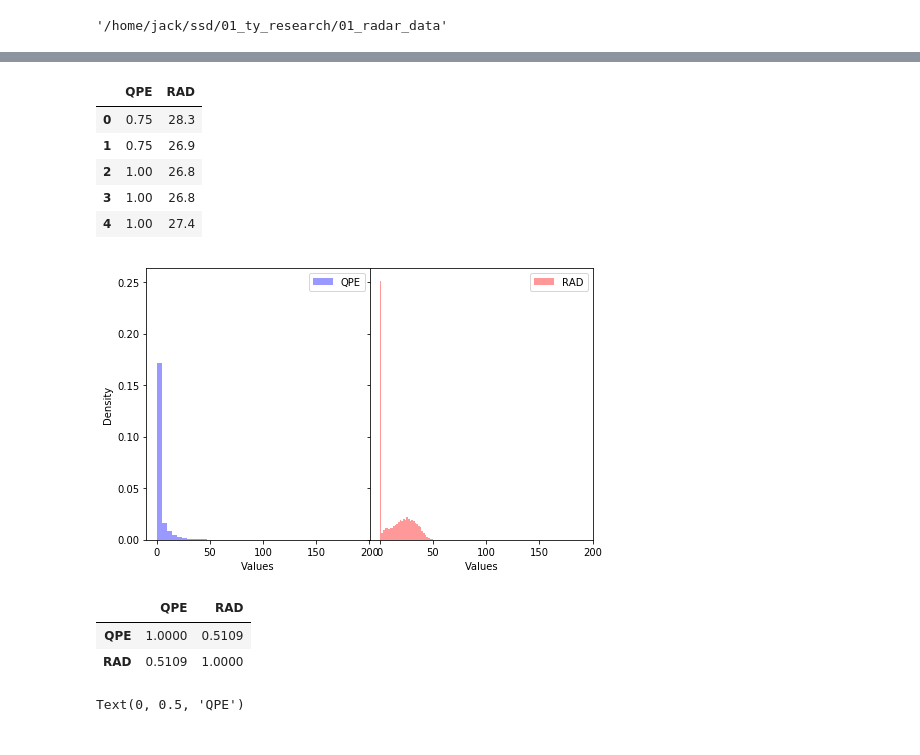
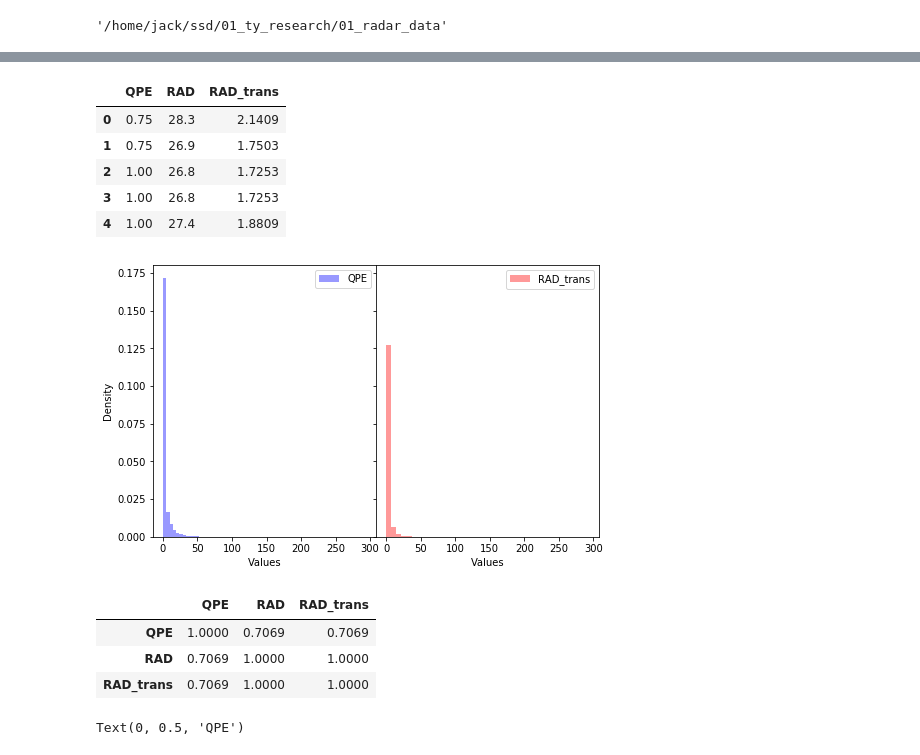
Before and after one commit to Jack-Lin-NTU/TY-R-Forecast, a Jupyter notebook: data_wrangler/radar.ipynb, the cells around one changed output, grey strips where cells are left out. Saved outputs shown, nothing was run; the diff lists cells and outputs as text; code cells hidden in the pictures.

```diff
--- a/data_wrangler/radar.ipynb
+++ b/data_wrangler/radar.ipynb
@@ -171,23 +162,25 @@ RAD idx: 3001, file:2016.MEGI.201609281210.pkl
+# %%
+df['RAD_trans'] = (10**(df.RAD/10)/200)**(5/8)
 # %%
 df.head()
 # %% [output]
-|  | QPE | RAD |
-| 0 | 0.75 | 28.3 |
-| 1 | 0.75 | 26.9 |
-| 2 | 1.00 | 26.8 |
-| 3 | 1.00 | 26.8 |
-| 4 | 1.00 | 27.4 |
+|  | QPE | RAD | RAD_trans |
+| 0 | 0.75 | 28.3 | 2.1409 |
+| 1 | 0.75 | 26.9 | 1.7503 |
+| 2 | 1.00 | 26.8 | 1.7253 |
+| 3 | 1.00 | 26.8 | 1.7253 |
+| 4 | 1.00 | 27.4 | 1.8809 |
 # %%
 fig, ax = plt.subplots(1, 2, sharex=True, sharey=True, figsize=(8,5))
 color = ['b','r']
-for idx, name in enumerate(df):
+for idx, name in enumerate(df.iloc[:,[0,2]]):
     sns.distplot(df[name].values, bins=40, kde=False, ax=ax[idx], hist_kws={'label':name, 'density':True, 'color':color[idx]})
     ax[idx].set_xlabel('Values')
     ax[idx].legend()
 ax[0].set_ylabel('Density')
 plt.subplots_adjust(wspace=0, hspace=0)
 outputpath = os.path.join(args.radar_figures_folder, 'data_properties')
 createfolder(outputpath)
 fig.savefig(os.path.join(outputpath, 'RADvsQPE_density.png'), bbox_inches='tight', dpi=args.figure_dpi)
 # %% [output]
-[figure, old version]
+[figure, new version]
@@ -197,9 +187,10 @@ data_df = data_df.value_counts().sort_index()
 # %%
-df.corr()
+df.corr('spearman')
 # %% [output]
-|  | QPE | RAD |
-| QPE | 1.0000 | 0.5109 |
-| RAD | 0.5109 | 1.0000 |
+|  | QPE | RAD | RAD_trans |
+| QPE | 1.0000 | 0.7069 | 0.7069 |
+| RAD | 0.7069 | 1.0000 | 1.0000 |
+| RAD_trans | 0.7069 | 1.0000 | 1.0000 |
 # %%
 fig = plt.figure(figsize=(8,8))
 ax = plt.gca()
```
Also changed, not shown: parts of 4 cells of this notebook, 2 other files.
